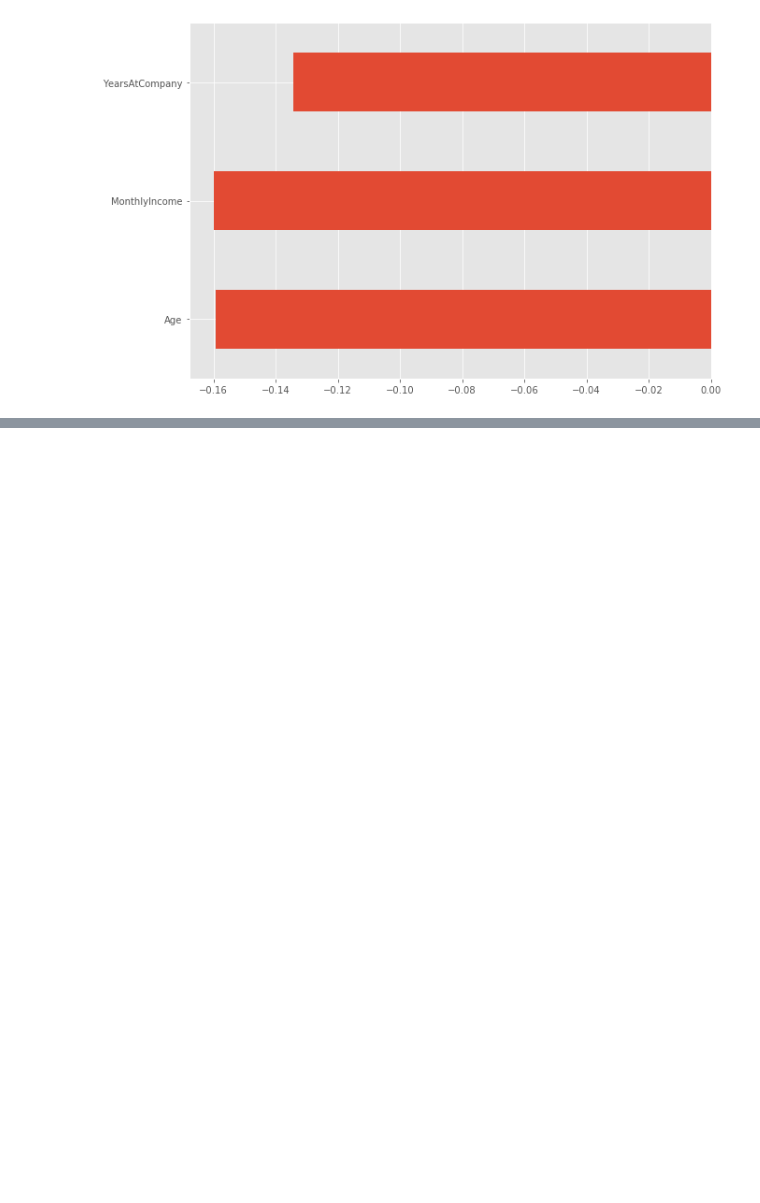
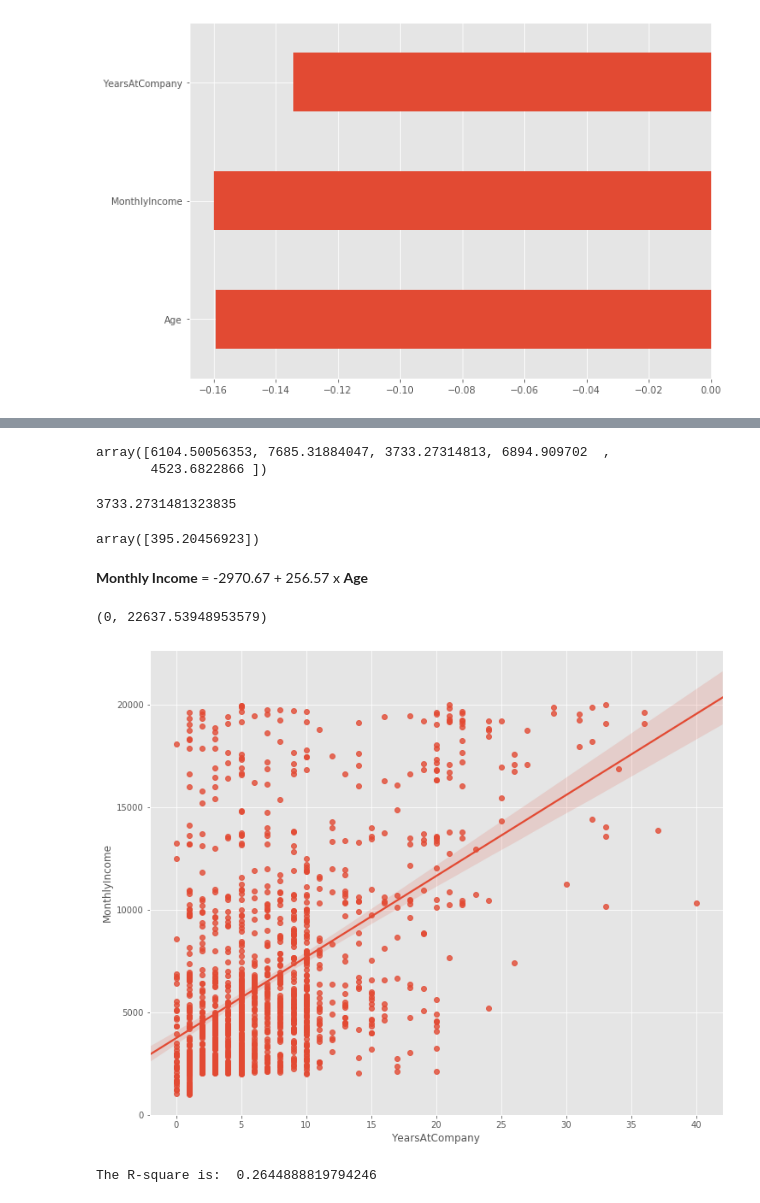
Before and after one commit to nicotea/data-analysis-demo, a Jupyter notebook: HR_Analytics_Demo.ipynb, the cells around one changed output, grey strips where cells are left out. Drawn from its saved outputs; the diff is of its cells as text; code cells hidden in the pictures; blank space fills up the shorter version.

```diff
--- a/HR_Analytics_Demo.ipynb
+++ b/HR_Analytics_Demo.ipynb
@@ -80,0 +109,47 @@ df2.drop('Attrition', axis=1).corrwith(df2.Attrition).plot(kind='barh', figsize=
+# %%
+# Create relevant Dataframe for the study
+df3 = df[['YearsAtCompany','MonthlyIncome']]
+X = df[['YearsAtCompany']]
+Y = df['MonthlyIncome']
+# %%
+# Fit the linear model
+lm.fit(X,Y)
+
+#Create a prediction
+Yhat=lm.predict(X)
+Yhat[0:5]
+# %% [output]
+array([6104.50056353, 7685.31884047, 3733.27314813, 6894.909702  ,
+       4523.6822866 ])
+# %%
+# Calculate the intercept
+lm.intercept_
+# %% [output]
+3733.2731481323835
+# %%
+#Calculate the coeficient
+lm.coef_
+# %% [output]
+array([395.20456923])
+# %% [markdown]
+<b>Monthly Income</b> = -2970.67 + 256.57 x  <b>Age</b>
+# %%
+# import the visualization package: seaborn
+import seaborn as sns
+%matplotlib inline
+
+width = 12
+height = 10
+plt.figure(figsize=(width, height))
+sns.regplot(x="YearsAtCompany", y="MonthlyIncome", data=df3)
+plt.ylim(0,)
+# %% [output]
+(0, 22637.53948953579)
+[figure, added]
+# %%
+#highway_mpg_fit
+lm.fit(X, Y)
+# Find the R^2
+print('The R-square is: ', lm.score(X, Y))
+# %% [output]
+The R-square is:  0.2644888819794246
```
Also changed, not shown: parts of 21 cells of this notebook.
